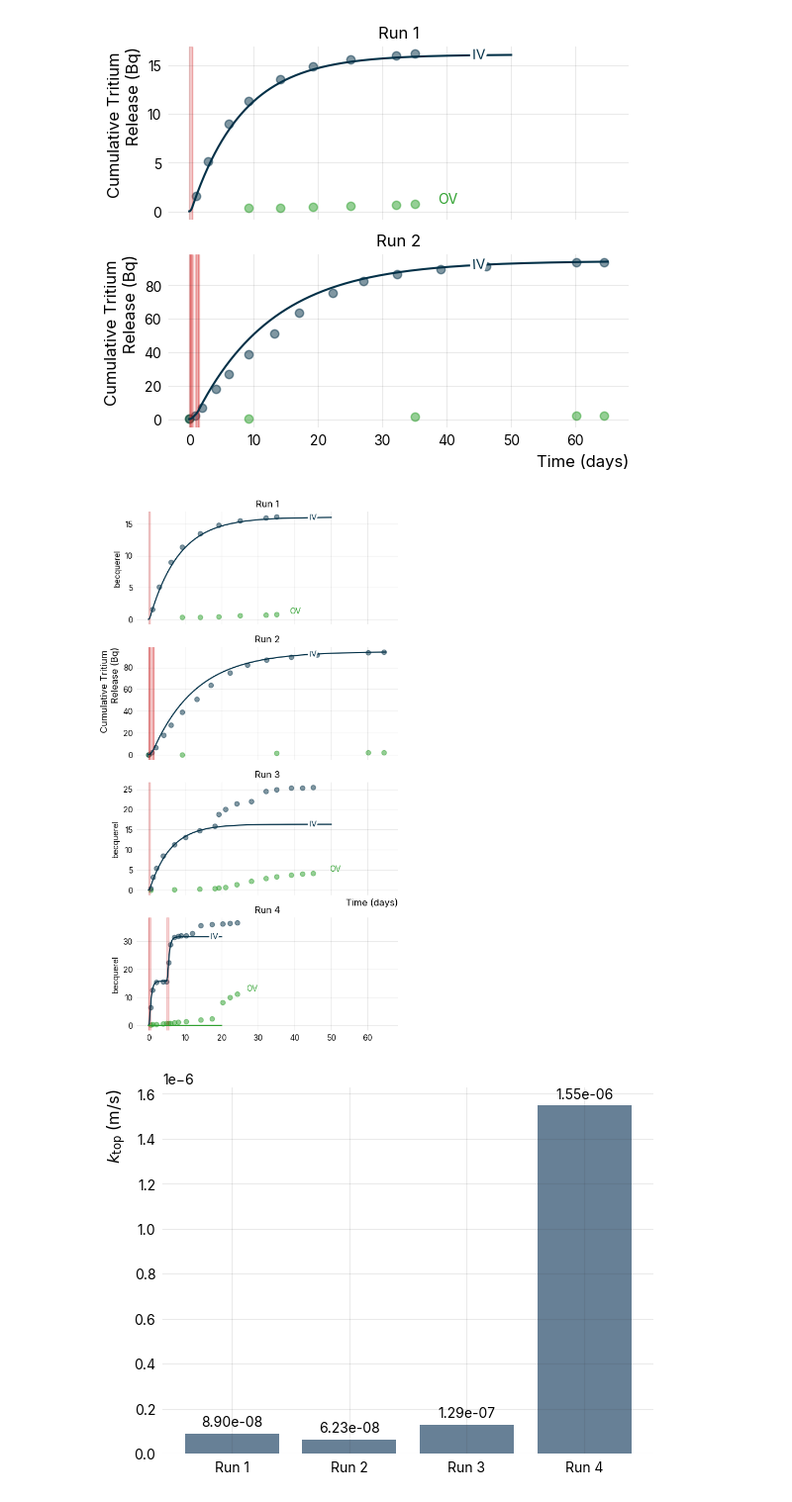
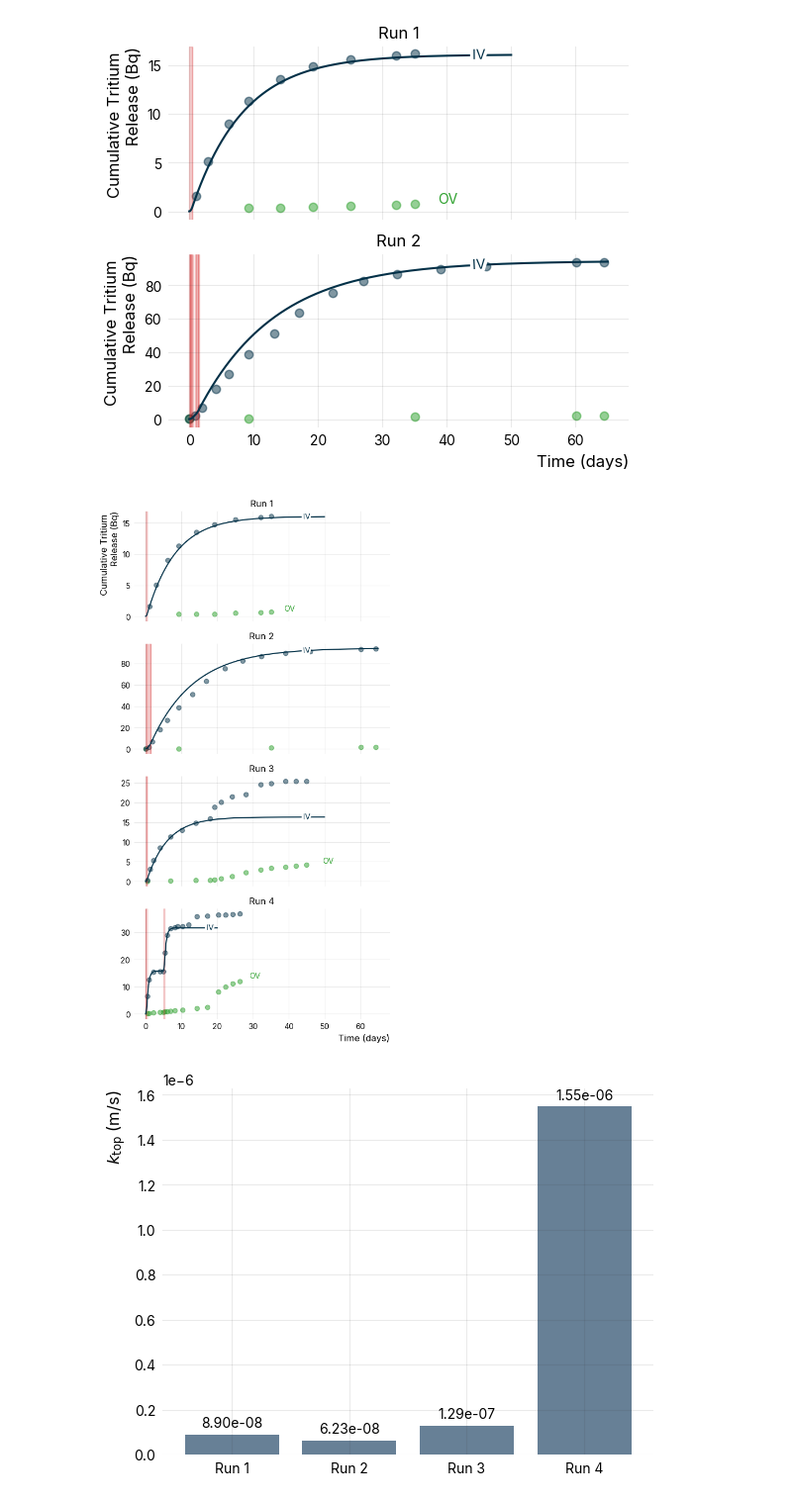
Before and after one commit to LIBRA-project/baby-1l-paper, a Jupyter notebook: main.ipynb, the cells around one changed output. Shown at 99% size. Saved outputs shown, nothing was run; the diff lists cells and outputs as text; code cells hidden in the pictures.

```diff
--- a/main.ipynb
+++ b/main.ipynb
@@ -532,36 +532,36 @@ plt.show()
 # %%
 fig, axs = plt.subplots(4, 1, figsize=(6, 12), sharex=True)
 
 for i, (model_run, data, label) in enumerate(
     zip(
         [model_run_1, model_run_2, model_run_3, model_run_4],
         [data_1l_run_1, data_1l_run_2, data_1l_run_3, data_1l_run_4],
         ["Run 1", "Run 2", "Run 3", "Run 4"],
     )
 ):
     plt.sca(axs[i])
     s = scatter_stream(data, "OV", alpha=0.5, label="OV", color="tab:green")
     (l,) = plot_integrated_top_release(model_run, color="#023047", label="IV")
     scatter_stream(data, "IV", color=l.get_color(), alpha=0.5, label="IV")
     plot_irradiation(model_run, color="tab:red", alpha=0.2)
     axs[i].set_title(label)
     # axs[i].legend()
 
     labelLines([l], zorder=2.5, xvals=[45 * ureg.days])
 
     plt.annotate("OV", xy=(s.get_offsets()[-1] * 1.1), color="tab:green")
 
 
-    if label == "Run 4":
-        plot_integrated_wall_release(model_run, color="tab:green")
+axs[0].set_ylabel("Cumulative Tritium \n Release (Bq)", fontsize=12)
 
-axs[1].set_ylabel("Cumulative Tritium \n Release (Bq)", fontsize=12)
+axs[-1].set_xlabel("Time (days)", fontsize=12)
 
-axs[2].set_xlabel("Time (days)", fontsize=12)
+for ax in axs[1:]:
+    ax.set_ylabel(None)
 
 plt.show()
 # %% [output]
-[figure, old version]
+[figure, new version]
 # %%
 k_top_values = []
 for data in [data_1l_run_1, data_1l_run_2, data_1l_run_3, data_1l_run_4]:
```
Also changed, not shown: parts of 7 cells of this notebook.
